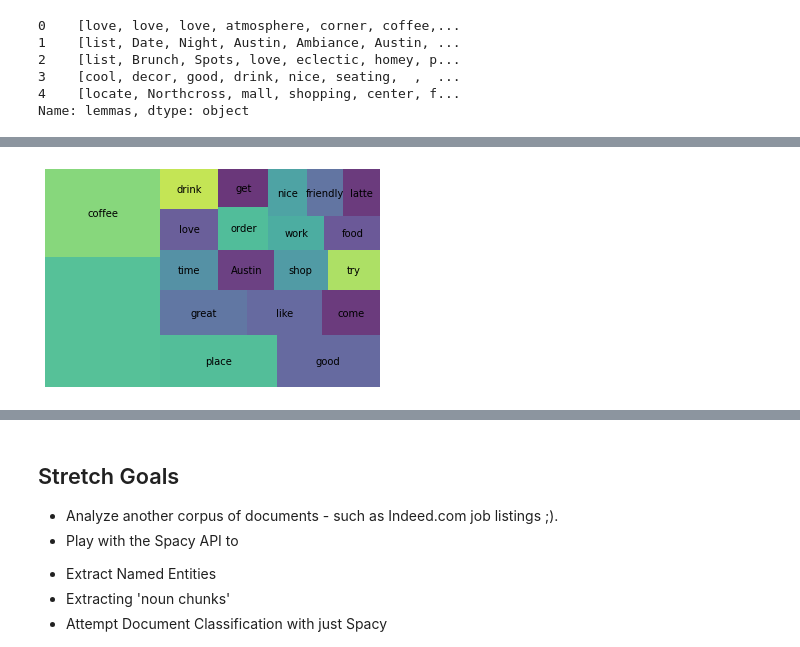
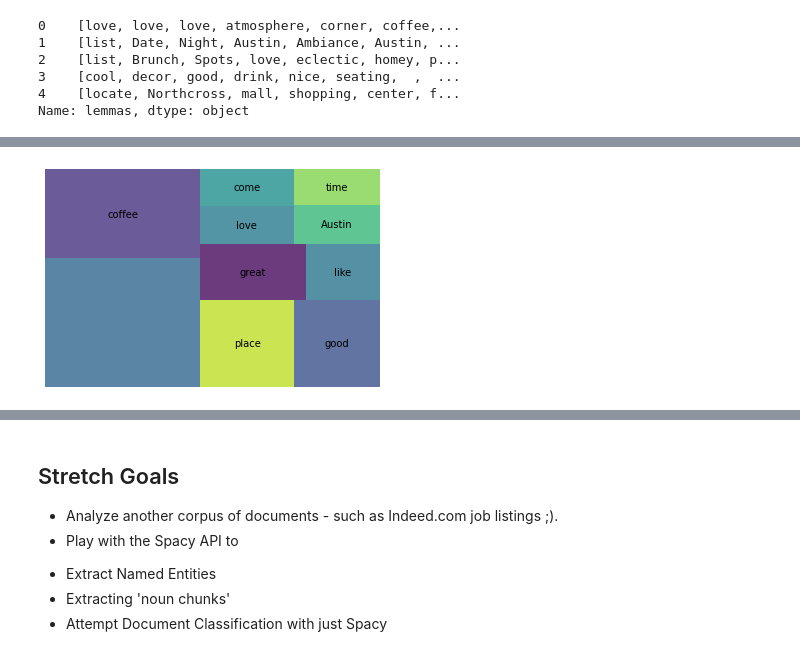
Before and after one commit to Lord-Kanzler/DS-Unit-4-Sprint-1-NLP, a Jupyter notebook: module1-text-data/LS_DS_411_Text_Data_Assignment.ipynb, the cells around one changed output, grey strips where cells are left out. Drawn from its saved outputs; the diff is of its cells as text; code cells hidden in the pictures.

```diff
--- a/module1-text-data/LS_DS_411_Text_Data_Assignment.ipynb
+++ b/module1-text-data/LS_DS_411_Text_Data_Assignment.ipynb
@@ -385,0 +404,5 @@ Name: lemmas, dtype: object
+# %%
+# View Counts by Rating
+# Subsets
+shops['star_rating'] = shops['star_rating'].astype(float)
+shops['star_rating'].dtypes
@@ -385,0 +411,3 @@ Name: lemmas, dtype: object
+# %%
+shops_good = shops[shops['star_rating'] >= 4.0]
+shops_good
@@ -386,9 +445,10 @@ Name: lemmas, dtype: object
 # %%
-wc = count(shops['lemmas'])
-wc_top20 = wc[wc['rank'] <= 20]
+# good ratings
+wc = count(shops_good['lemmas'])
+wc_top20 = wc[wc['rank'] <= 10]
 
 squarify.plot(sizes=wc_top20['pct_total'], label=wc_top20['word'], alpha=.8 )
 plt.axis('off')
 plt.show()
 # %% [output]
-[figure, old version]
+[figure, new version]
```
Also changed, not shown: parts of 8 cells of this notebook.
